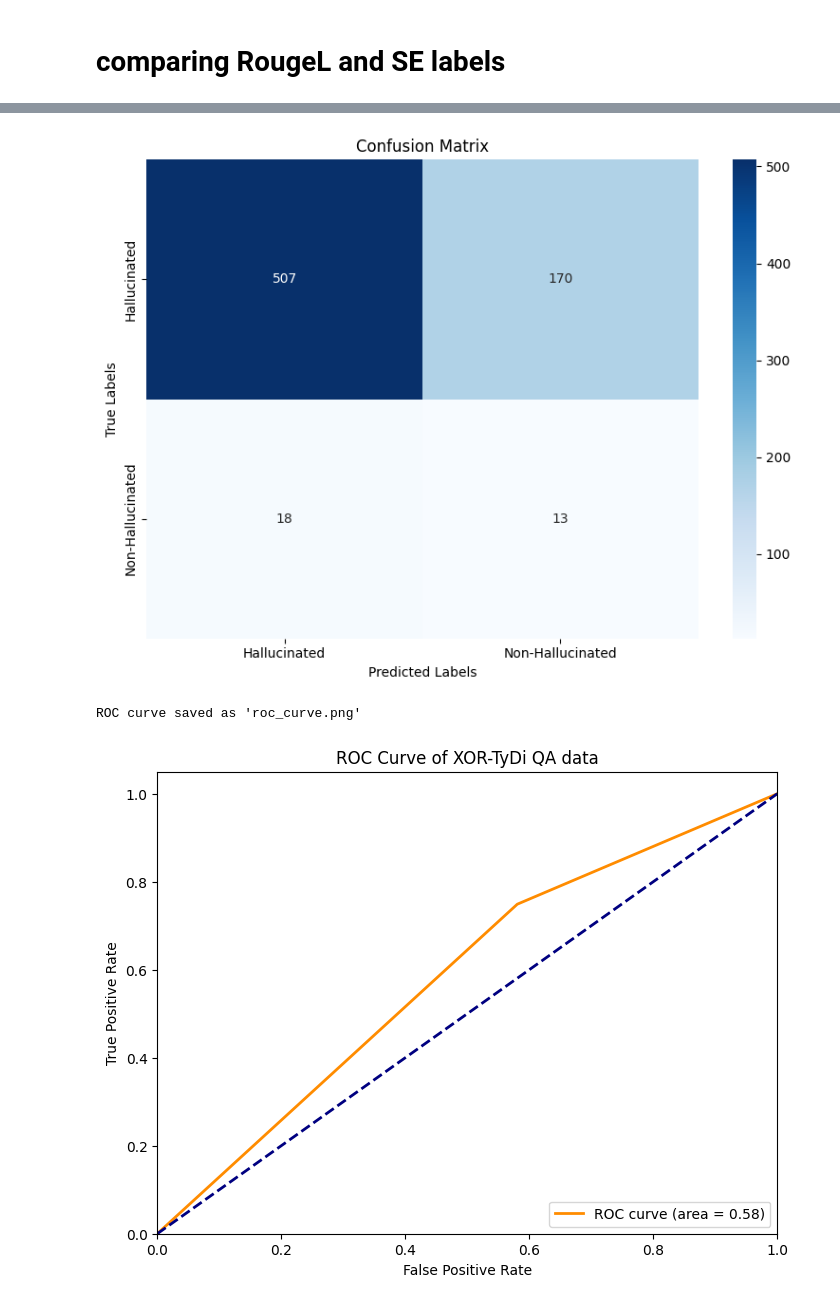
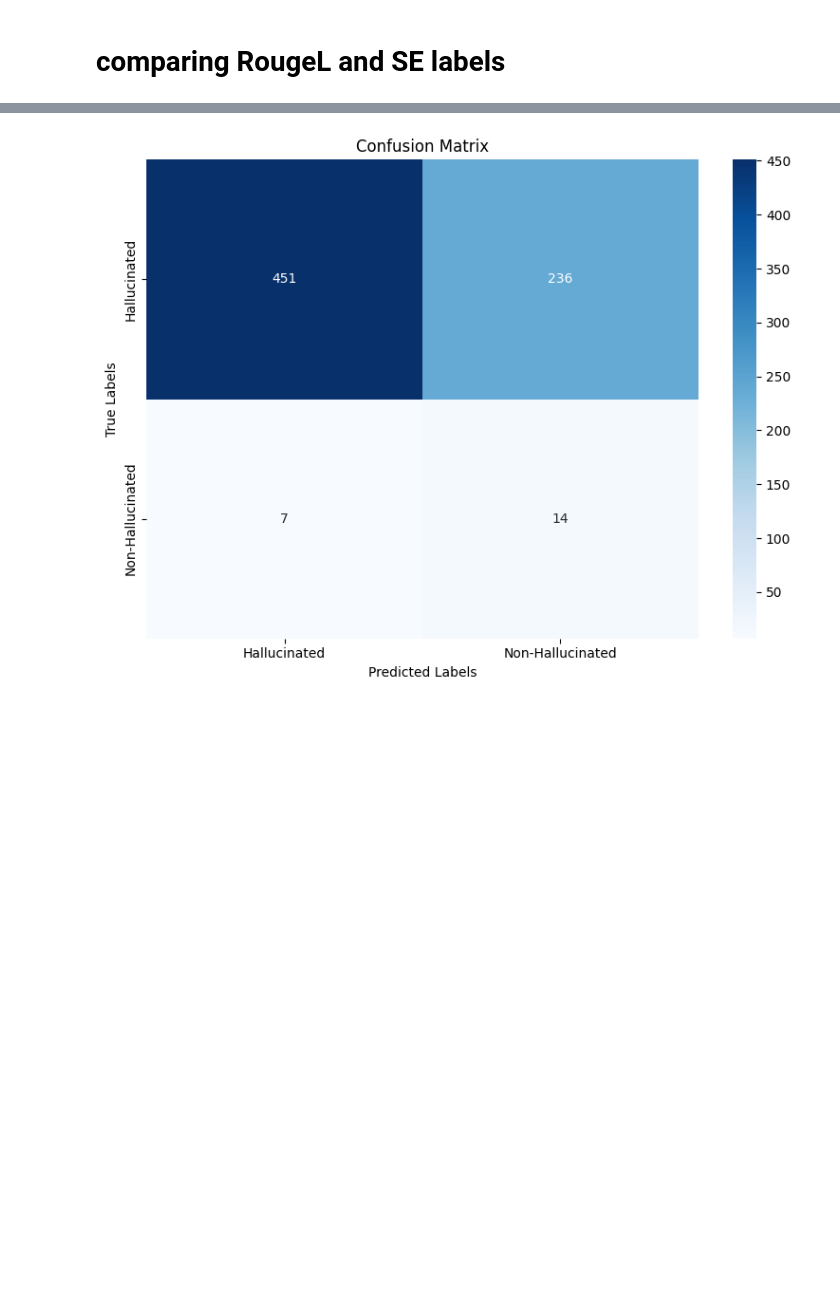
Before and after one commit to Reemaalt/Detection-of-Hallucination-in-Arabic, a Jupyter notebook: our framework code/SE_Threshold.ipynb, the cells around one changed output, grey strips where cells are left out. Drawn from its saved outputs; the diff is of its cells as text; code cells hidden in the pictures; blank space fills up the shorter version.

```diff
--- a/our framework code/SE_Threshold.ipynb
+++ b/our framework code/SE_Threshold.ipynb
@@ -253,16 +221,20 @@ Updated file saved as 'human_SE_sample_xor_tydiqa.json'
 # %%
-fullDataFile="/content/semantic_entropy_Llama3.1-8b_xor_tydiqa_results.json"
+import json
+fullDataFile = "/content/drive/MyDrive/finalTransWithSE_QwenXOR_rougel_isri.json"
+optimal_threshold = 0.166
+
+# Load the data
 with open(fullDataFile, "r", encoding="utf-8") as f:
     data = json.load(f)
 
 # Add a label based on semantic entropy
-for qid, info in data.items():
-    entropy = info.get("semantic_entropy", 0)
-    label = "Hallucinated" if entropy >= optimal_threshold else "Non-Hallucinated" #optimal threshold here is 4.82e-07
-    info["SE_question_label"] = label
+for question_data in data:
+    entropy = question_data.get("semantic_entropy", 0)
+    label = "Hallucinated" if entropy >= optimal_threshold else "Non-Hallucinated"
+    question_data["SE_question_label"] = label
 
 # Save to a new file
-with open("labeled_data_XORfull_SE.json", "w", encoding="utf-8") as f_out:
+with open("/content/drive/MyDrive/finalTransWithSE_QwenXOR_rougel_isri.json", "w", encoding="utf-8") as f_out:
     json.dump(data, f_out, indent=2, ensure_ascii=False)
 
-print("File with labels saved as 'labeled_data_XORfull_SE.json'")
+#print("File with labels saved as 'new_Labeled_SE_Jais_XOR.json'")
@@ -282,22 +280,16 @@ def load_json_file(file_path):
     with open(file_path, 'r', encoding='utf-8') as file:
         return json.load(file)
 
-def calculate_metrics(ground_truth_file, prediction_file):
-    ground_truth_data = load_json_file(ground_truth_file)
-    prediction_data = load_json_file(prediction_file)
+def calculate_metrics(data_file):
+    data = load_json_file(data_file)
 
     y_true = []
     y_pred = []
-
-    #for AUROC calculation, we need probabilities
     y_scores = []
 
-    #process each question ID that exists in both files
-    ids = set(ground_truth_data.keys()).intersection(set(prediction_data.keys()))
-    for question_id in ids:
-        # Extract the labels
-        true_label = ground_truth_data[question_id].get("computed_question_label")
-        pred_label = prediction_data[question_id].get("SE_question_label")
+    for item in data:
+        true_label = item.get("computed_question_label")
+        pred_label = item.get("SE_question_label")
 
         score = 1.0 if pred_label == "Hallucinated" else 0.0
 
@@ -305,17 +297,13 @@ def calculate_metrics(ground_truth_file, prediction_file):
         y_pred.append(pred_label)
         y_scores.append(score)
 
-    # Convert labels to binary format for ROC curve calculation
     y_true_binary = [1 if label == "Hallucinated" else 0 for label in y_true]
     y_pred_binary = [1 if label == "Hallucinated" else 0 for label in y_pred]
 
-    # Print label distribution for analysis
     print(f"Label distribution in ground truth (RougeL): {dict((x, y_true.count(x)) for x in set(y_true))}")
     print(f"Label distribution in predictions (SE): {dict((x, y_pred.count(x)) for x in set(y_pred))}")
 
-    #labels in sorted order (for consistent confusion matrix)
     labels = sorted(list(set(y_true).union(set(y_pred))))
-
     auroc = roc_auc_score(y_true_binary, y_scores)
 
     metrics = {
@@ -343,23 +331,6 @@ def plot_confusion_matrix(conf_matrix, labels):
     print("Confusion matrix saved as 'confusion_matrix.png'")
     plt.show()
 
-def plot_roc_curve(y_true_binary, y_scores):
-    fpr, tpr, _ = roc_curve(y_true_binary, y_scores)
-    roc_auc = auc(fpr, tpr)
-
-    plt.figure(figsize=(8, 6))
-    plt.plot(fpr, tpr, color='darkorange', lw=2, label=f'ROC curve (area = {roc_auc:.2f})')
-    plt.plot([0, 1], [0, 1], color='navy', lw=2, linestyle='--')
-    plt.xlim([0.0, 1.0])
-    plt.ylim([0.0, 1.05])
-    plt.xlabel('False Positive Rate')
-    plt.ylabel('True Positive Rate')
-    plt.title('ROC Curve of XOR-TyDi QA data')
-    plt.legend(loc="lower right")
-    plt.savefig('roc_curve.png')
-    print("ROC curve saved as 'roc_curve.png'")
-    plt.show()
-
 def print_confusion_matrix_stats(conf_matrix, labels):
     # Find which index corresponds to the positive class ("Hallucinated")
     pos_index = labels.index("Hallucinated") if "Hallucinated" in labels else 0
@@ -376,24 +347,17 @@ def print_confusion_matrix_stats(conf_matrix, labels):
     print(f"True Negatives: {tn}")
     print(f"False Negatives: {fn}")
 
-#run
-predictions_file = "/content/labeled_data_XORfull_SE.json"  # SE labels file
-ground_truth_file = "/content/labeled_data_XORfull_rougel_isri.json"  # RougeL labels file
-
-metrics = calculate_metrics(ground_truth_file, predictions_file)
+metrics = calculate_metrics('/content/drive/MyDrive/finalTransWithSE_QwenXOR_rougel_isri.json')
 
 print("\nClassification Metrics:")
 print(f"Accuracy: {metrics['accuracy']:.4f}")
 print(f"Precision: {metrics['precision']:.4f}")
 print(f"Recall: {metrics['recall']:.4f}")
 print(f"F1 Score: {metrics['f1_score']:.4f}")
-print(f"AUROC: {metrics['auroc']:.4f}")
 
 # Print and plot confusion matrix
 conf_matrix = metrics['confusion_matrix']
 labels = metrics['labels']
 print_confusion_matrix_stats(conf_matrix, labels)
 plot_confusion_matrix(conf_matrix, labels)
-
-plot_roc_curve(metrics['y_true_binary'], metrics['y_scores'])
 # %% [output]
@@ -415,4 +378,2 @@ False Negatives (FN): 170
 Confusion matrix saved as 'confusion_matrix.png'
-[figure, old version]
+[figure, new version]
-ROC curve saved as 'roc_curve.png'
-[figure, removed]
```
Also changed, not shown: parts of 11 cells of this notebook.
